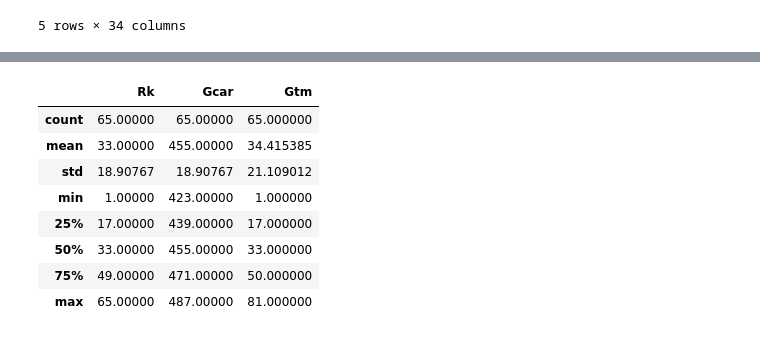
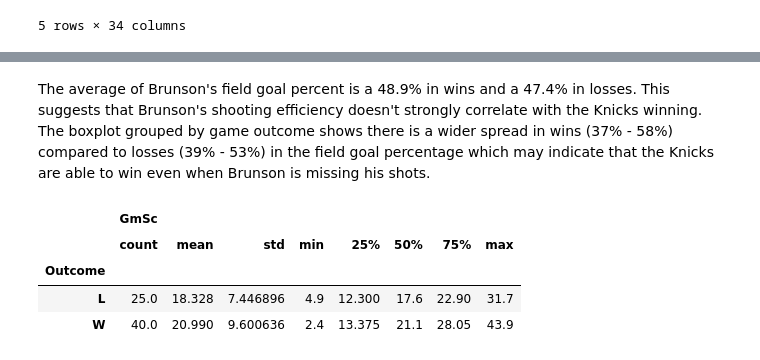
Before and after one commit to meifhuang/NBA_Data_Analysis, a Jupyter notebook: notebooks/mei_eda.ipynb, the cells around one changed output, grey strips where cells are left out. Cells and saved outputs as stored; diff of their text form; code cells hidden in the pictures.

```diff
--- a/notebooks/mei_eda.ipynb
+++ b/notebooks/mei_eda.ipynb
@@ -48,0 +69,10 @@ brunson_data_cleaned2.tail(5)
+# %%
+#convert specific column data types to int so data can be summarized
+
+brunson_data_cleaned2['FG'] = brunson_data_cleaned2['FG'].astype(int)
+brunson_data_cleaned2['FGA'] = brunson_data_cleaned2['FGA'].astype(int)
+brunson_data_cleaned2['FG%'] = brunson_data_cleaned2['FG%'].astype(float)
+brunson_data_cleaned2['FT'] = brunson_data_cleaned2['FT'].astype(int)
+brunson_data_cleaned2['GmSc'] = brunson_data_cleaned2['GmSc'].astype(float)
+
+brunson_data_cleaned2.describe()
@@ -49,12 +189,10 @@ brunson_data_cleaned2.tail(5)
+# %% [markdown]
+The average of Brunson's field goal percent is a 48.9% in wins and a 47.4% in losses. This suggests that Brunson's shooting efficiency doesn't strongly correlate with the Knicks winning. The boxplot grouped by game outcome shows there is a wider spread in wins (37% - 58%) compared to losses (39% - 53%) in the field goal percentage which may indicate that the Knicks are able to win even when Brunson is missing his shots.
 # %%
-brunson_data_cleaned2.describe()
+brunson_data_cleaned2.groupby("Outcome")[["GmSc"]].describe()
 # %% [output]
-|  | Rk | Gcar | Gtm |
-| count | 65.00000 | 65.00000 | 65.000000 |
-| mean | 33.00000 | 455.00000 | 34.415385 |
-| std | 18.90767 | 18.90767 | 21.109012 |
-| min | 1.00000 | 423.00000 | 1.000000 |
-| 25% | 17.00000 | 439.00000 | 17.000000 |
-| 50% | 33.00000 | 455.00000 | 33.000000 |
-| 75% | 49.00000 | 471.00000 | 50.000000 |
-| max | 65.00000 | 487.00000 | 81.000000 |
+|  | GmSc |  |  |  |  |  |  |  |
+|  | count | mean | std | min | 25% | 50% | 75% | max |
+| Outcome |  |  |  |  |  |  |  |  |
+| L | 25.0 | 18.328 | 7.446896 | 4.9 | 12.300 | 17.6 | 22.90 | 31.7 |
+| W | 40.0 | 20.990 | 9.600636 | 2.4 | 13.375 | 21.1 | 28.05 | 43.9 |
```
Also changed, not shown: parts of 18 cells of this notebook.
